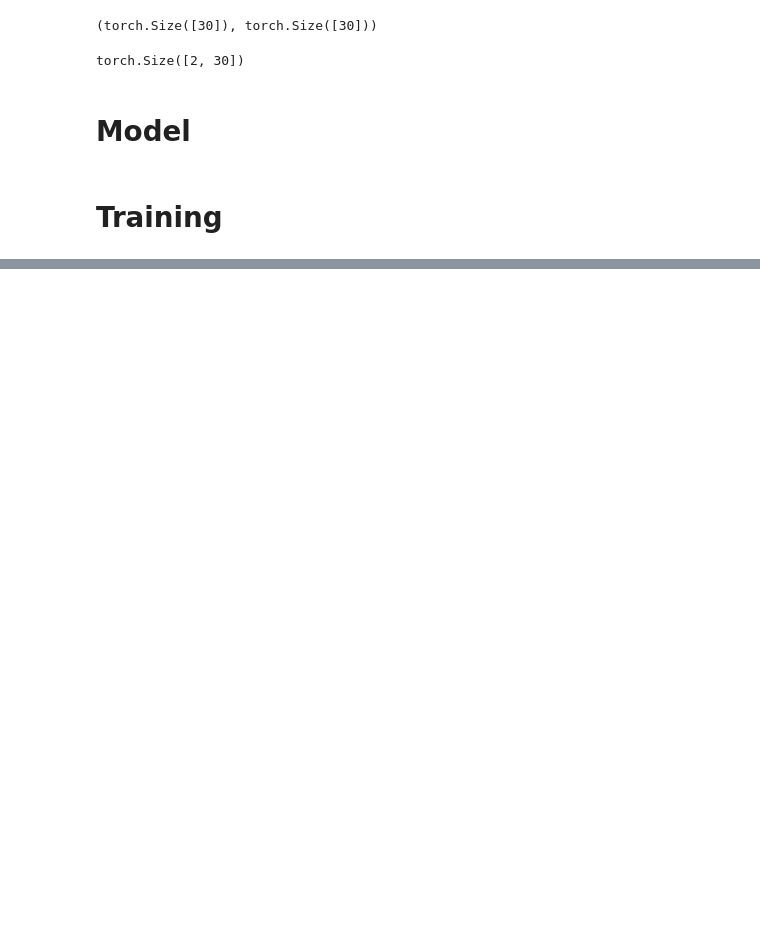
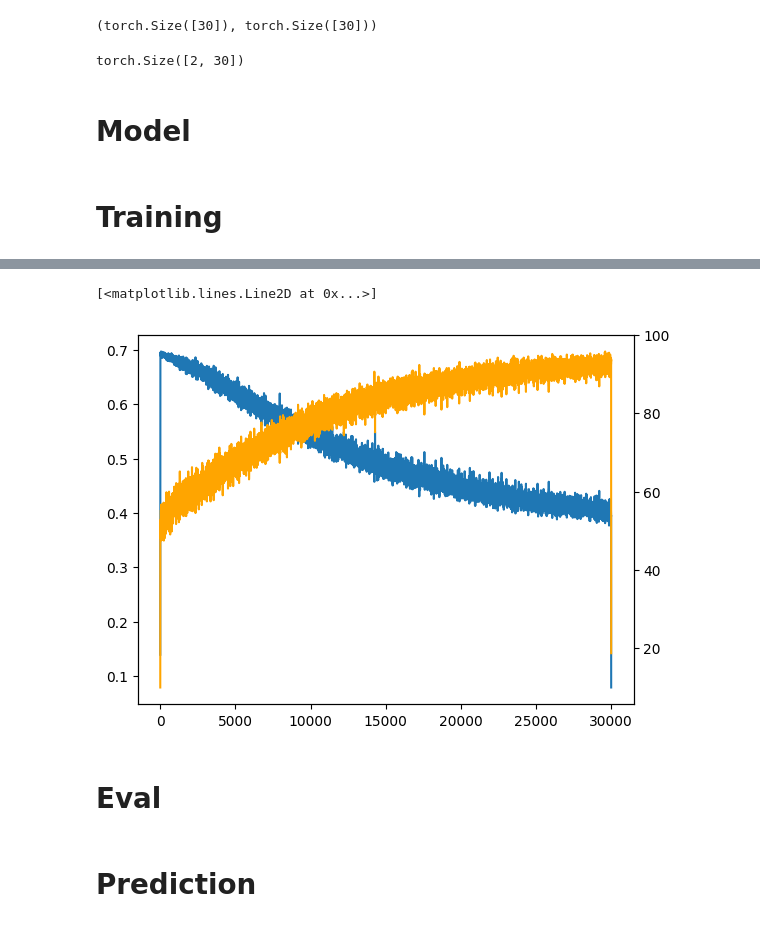
Before and after one commit to allenporter/ml-papers, a Jupyter notebook: language/cnn-sentence/cnn-sentence.ipynb, the cells around one changed output, grey strips where cells are left out. Cells and saved outputs as stored; diff of their text form; code cells hidden in the pictures; blank space fills up the shorter version.

```diff
--- a/language/cnn-sentence/cnn-sentence.ipynb
+++ b/language/cnn-sentence/cnn-sentence.ipynb
@@ -77,11 +86,11 @@ from tqdm import tqdm
 WORD2VEC = 'data/GoogleNews-vectors-negative300.bin'
 MAX_WORDLEN = 50
 WEIGHT_SIZE = 4
-WORD_SIZE = 300
+WORD_SIZE = 300  # Embedding size
 
 
 def load_word2vec(vocab: dict[str, int]) -> torch.tensor:
-    vocab_vec = numpy.zeros((len(vocab), WORD_SIZE))
+    vocab_vec = numpy.random.uniform(-0.25, 0.25, (len(vocab), WORD_SIZE))
     #vocab_vec[0] = torch.rand(WORD_SIZE) - 0.5
     with open(WORD2VEC, 'rb') as fd:
         line = fd.readline()
@@ -109,7 +118,7 @@ def load_word2vec(vocab: dict[str, int]) -> torch.tensor:
             # Only load words in the vocabulary
             if (idx := vocab.get(word)) is not None:
                 vocab_vec[idx] = wd
-    return torch.tensor(vocab_vec, dtype=float)
+    return torch.tensor(vocab_vec, dtype=torch.float32, device=device)
 
 
 vocab2vec = load_word2vec(vocab)
@@ -150,13 +159,13 @@ import torch
 # The sentence is padded where necessary.
 
 
-def build_dataset(dataset: list[tuple[str, float]]) -> tuple[torch.Tensor, torch.Tensor]:
+def build_dataset(dataset: list[tuple[str, Any]]) -> tuple[torch.Tensor, torch.Tensor]:
     x, y = [], []
-    for (data, category) in dataset:
+    for (data, class1) in dataset:
         x.append(data)
-        y.append(category)
+        y.append(class1)
     X = torch.stack(x)
-    Y = torch.tensor(y)
+    Y = torch.tensor(y, device=device)
     return X, Y
 
 
@@ -223,14 +248,3 @@ class Model(nn.Module):
         return self.__class__.__name__
 # %% [markdown]
 # Training
-# %%
-MINI_BATCH_SZ = 50
-
-g = torch.Generator().manual_seed(31337)
-
-
-
-ix = torch.randint(0, Xtr.shape[0], (MINI_BATCH_SZ,), generator=g) # (MINI_BATCH_SZ)
-print(ix)
-Xb = Xtr[ix]
-Yb = Ytr[ix]
@@ -245,0 +325,14 @@ Xtr.shape, Ytr.shape
+# %%
+import numpy as np
+import matplotlib.pyplot as plt
+%matplotlib inline
+
+WINDOW = 5
+
+plt.plot(np.convolve(lossi, np.ones(WINDOW)) / WINDOW)
+plt.gca().twinx().plot(np.convolve(accuracyi, np.ones(WINDOW)) / WINDOW, color="orange")
+# %% [output]
+[<matplotlib.lines.Line2D at 0x...>]
+[figure, added]
+# %% [markdown]
+# Eval
@@ -245,0 +342,2 @@ Xtr.shape, Ytr.shape
+# %% [markdown]
+# Prediction
```
Also changed, not shown: parts of 9 cells of this notebook, 1 other file.
